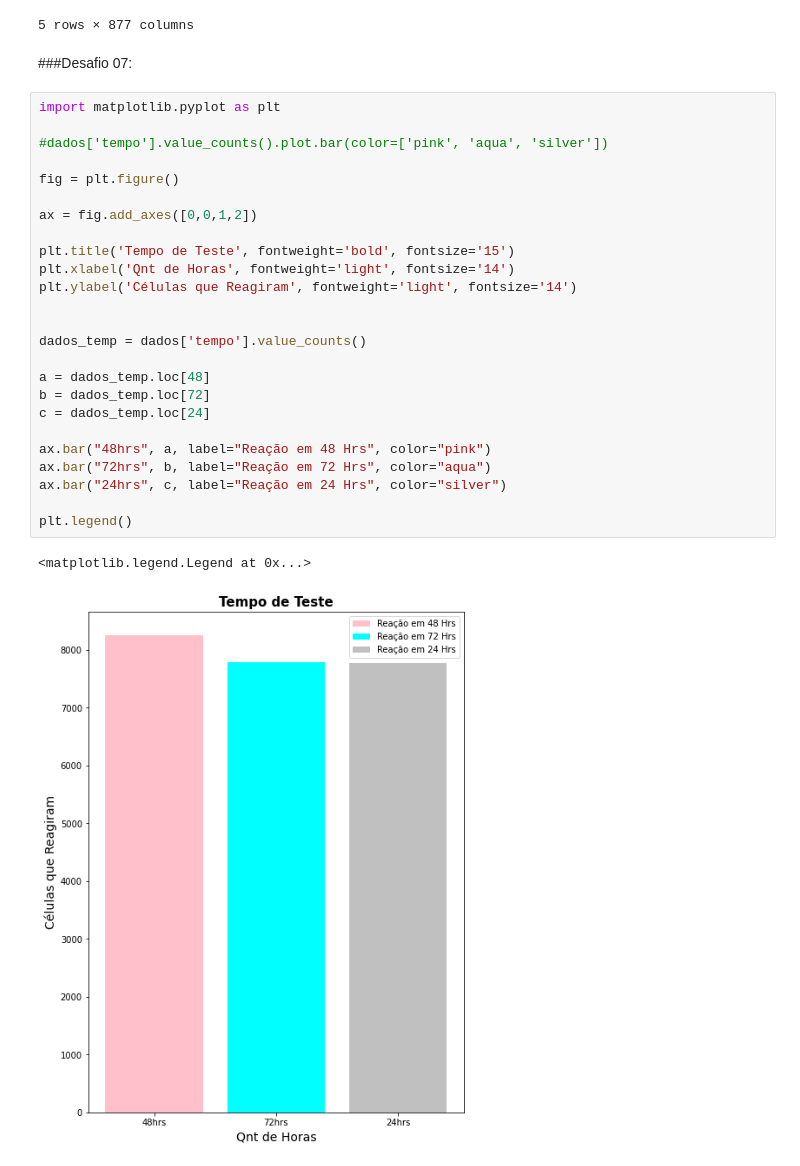
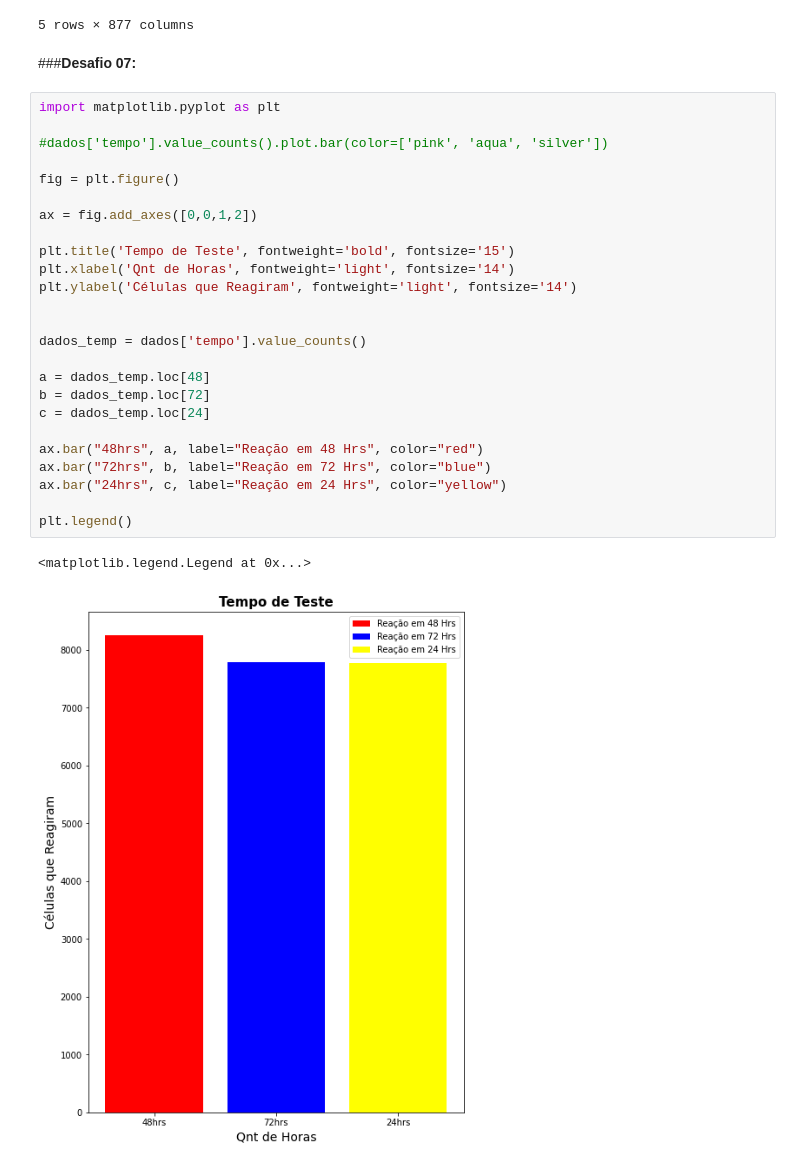
Before and after one commit to Ma-189/Alura---Imers-o-3, a Jupyter notebook: Aula_1.ipynb, the cells around one changed output. Saved outputs shown, nothing was run; the diff lists cells and outputs as text.

```diff
--- a/Aula_1.ipynb
+++ b/Aula_1.ipynb
@@ -212,32 +214,32 @@ dados.rename(columns = {'g-0' : 'g0'})
 | 4 | id_001626bd3 | com_droga | 72 | D2 | 7cbed3131 | -0.3254 | -0.4009 | 0.9700 | 0.6919 | 1.4180 | -0.8244 | ... |
 5 rows × 877 columns
 # %% [markdown]
-###Desafio 07:
+###**Desafio 07:**
 # %%
 import matplotlib.pyplot as plt
 
 #dados['tempo'].value_counts().plot.bar(color=['pink', 'aqua', 'silver'])
 
 fig = plt.figure()
 
 ax = fig.add_axes([0,0,1,2])
 
 plt.title('Tempo de Teste', fontweight='bold', fontsize='15')
 plt.xlabel('Qnt de Horas', fontweight='light', fontsize='14')
 plt.ylabel('Células que Reagiram', fontweight='light', fontsize='14')
 
 
 dados_temp = dados['tempo'].value_counts()
 
 a = dados_temp.loc[48]
 b = dados_temp.loc[72]
 c = dados_temp.loc[24]
 
-ax.bar("48hrs", a, label="Reação em 48 Hrs", color="pink")
-ax.bar("72hrs", b, label="Reação em 72 Hrs", color="aqua")
-ax.bar("24hrs", c, label="Reação em 24 Hrs", color="silver")
+ax.bar("48hrs", a, label="Reação em 48 Hrs", color="red")
+ax.bar("72hrs", b, label="Reação em 72 Hrs", color="blue")
+ax.bar("24hrs", c, label="Reação em 24 Hrs", color="yellow")
 
 plt.legend()
 # %% [output]
 <matplotlib.legend.Legend at 0x...>
-[figure, old version]
+[figure, new version]
```
Also changed, not shown: parts of 9 cells of this notebook.
